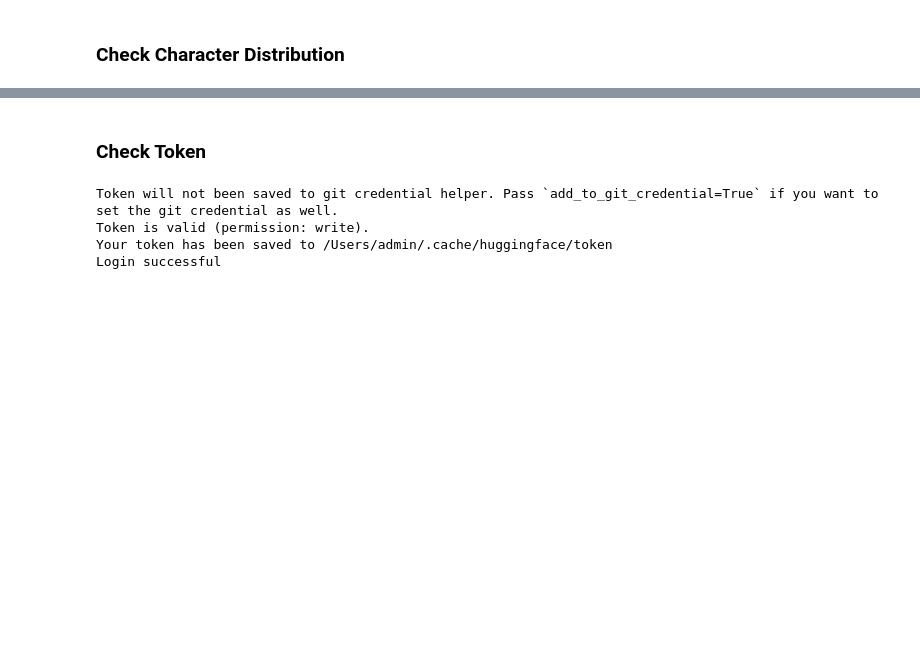
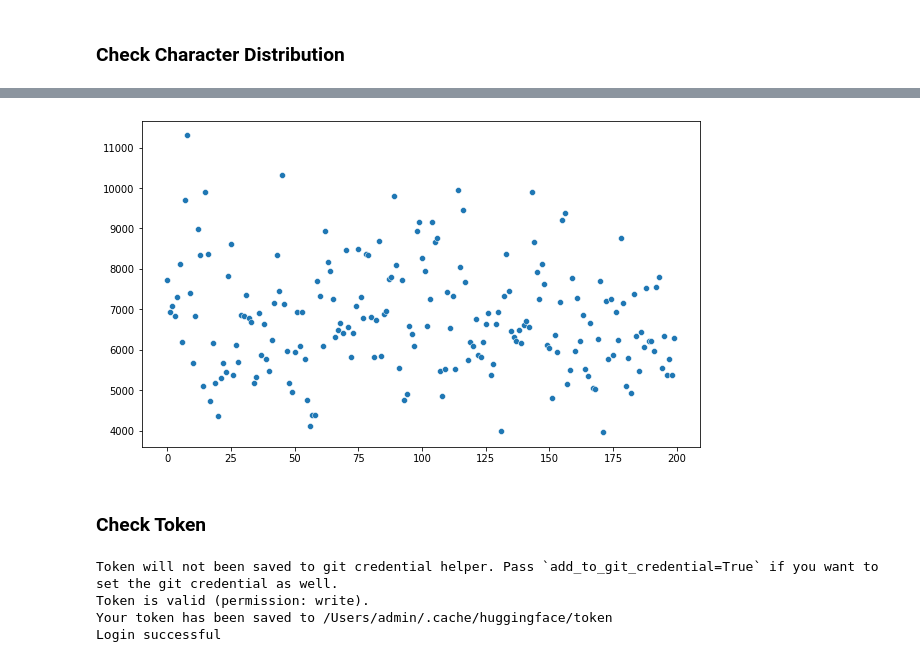
Before and after one commit to alxxtexxr/indowebgen, a Jupyter notebook: generated_tasks_analysis.ipynb, the cells around one changed output, grey strips where cells are left out. Drawn from its saved outputs; the diff is of its cells as text; code cells hidden in the pictures; blank space fills up the shorter version.

```diff
--- a/generated_tasks_analysis.ipynb
+++ b/generated_tasks_analysis.ipynb
@@ -87,3 +87,9 @@ plt.show()
+# %%
+plt.figure(figsize=(10,6))
+sns.scatterplot(x=char_counts.index, y=char_counts.values)
+plt.show()
+# %% [output]
+[figure, added]
 # %% [markdown]
 ### Check Token
 # %%
```
Also changed, not shown: parts of 7 cells of this notebook, 4 other files.
